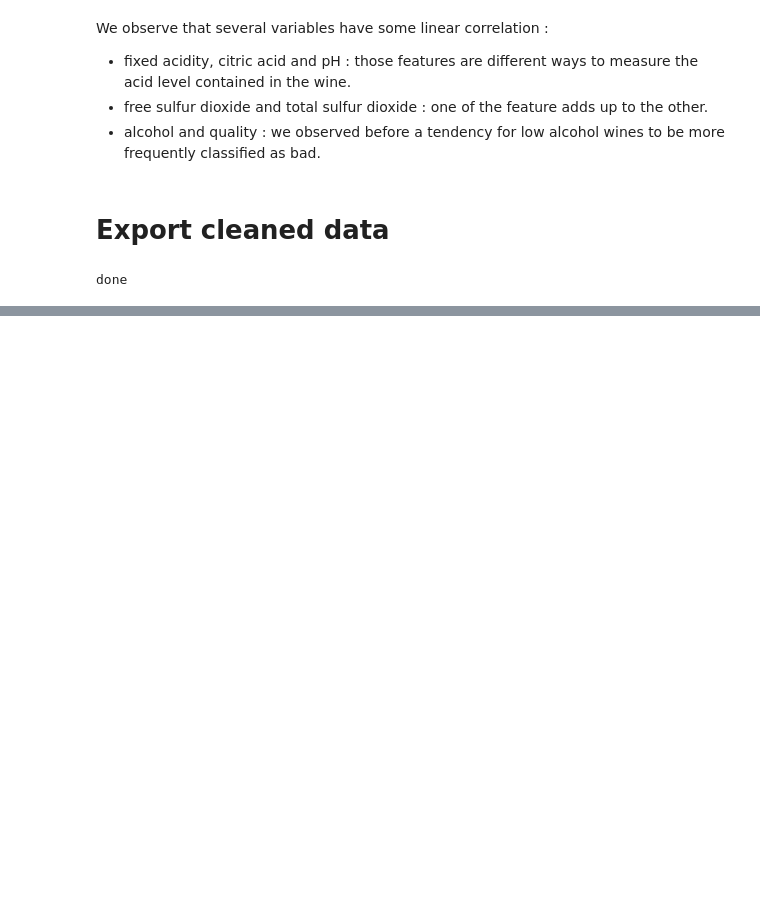
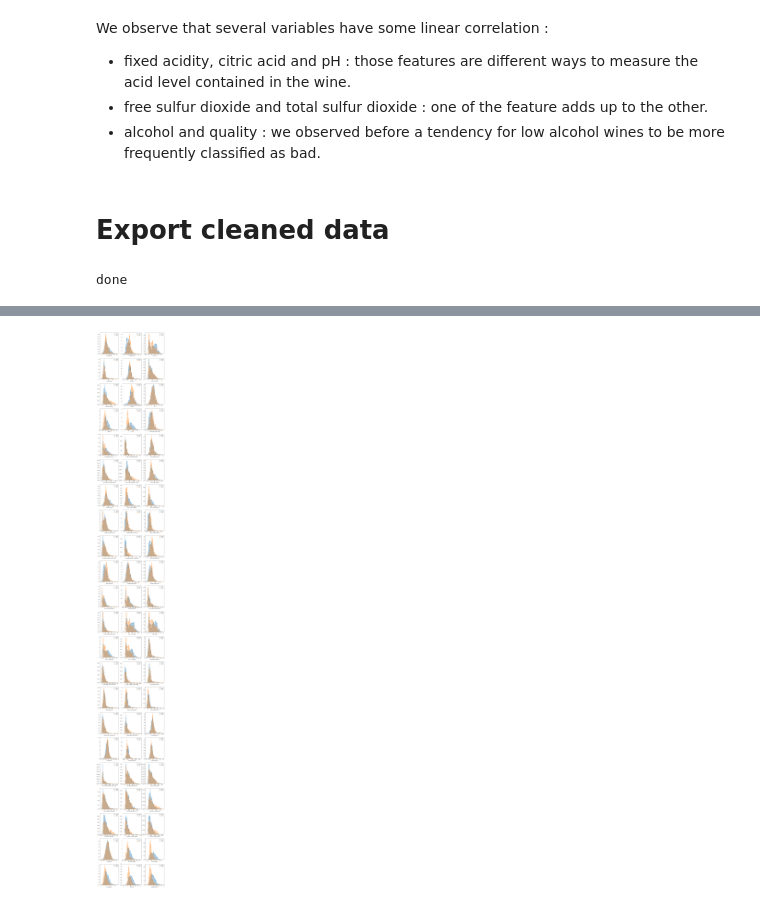
Before and after one commit to SrikanthAmudala/COMP551-MiniProject1, a Jupyter notebook: Task_1_redwine.ipynb, the cells around one changed output, grey strips where cells are left out. Cells and saved outputs as stored; diff of their text form; code cells hidden in the pictures; blank space fills up the shorter version.

Commit message:
Feature selection
Feature selection algo on kfold
augment functions in utils
lda faster implementation
scikit learn sanity check

```diff
--- a/Task_1_redwine.ipynb
+++ b/Task_1_redwine.ipynb
@@ -9,10 +9,9 @@ import seaborn as sns
 from matplotlib import pyplot as plt
 
 # Custom functions
-def mysubplot():
-    fig, ax = plt.subplots(6,2,figsize=(15,25))
+def mysubplot(num=11):
+    fig, ax = plt.subplots(int(np.ceil(num / 3)),3,figsize=(15,2*num))
     ax = ax.flatten()
-    fig.delaxes(ax[-1])
     return (fig,ax)
 
 def class_stats(df,feature,keys):
@@ -190,0 +235,13 @@ done
+# %%
+def augment_interact(df):
+    dataset = df.copy()
+    columns = dataset.columns[-2::-1]
+    index = len(columns)
+    for i in range(len(columns)):
+        for j in range(i):
+            dataset.insert(index,columns[i] + '*' + columns[j],dataset[[columns[i],columns[j]]].product(axis=1))
+
+    return dataset
+
+clean_interact_redwine = augment_interact(clean_redwine)
+clean_interact_redwine.iloc[:,10:].head()
@@ -190,0 +264,9 @@ done
+# %%
+# Histograms for good and bad wines
+fig, ax = mysubplot(len(clean_interact_redwine.columns[:-1]))
+for i,feature in enumerate(clean_interact_redwine.columns[:-1]):
+    sns.distplot(a=clean_interact_redwine[clean_interact_redwine.quality == 1][feature],label='good',ax=ax[i])
+    sns.distplot(a=clean_interact_redwine[clean_interact_redwine.quality == 0][feature],label='bad',ax=ax[i])
+    ax[i].legend()
+# %% [output]
+[figure, added]
```
Also changed, not shown: parts of 5 cells of this notebook, 5 other files.
